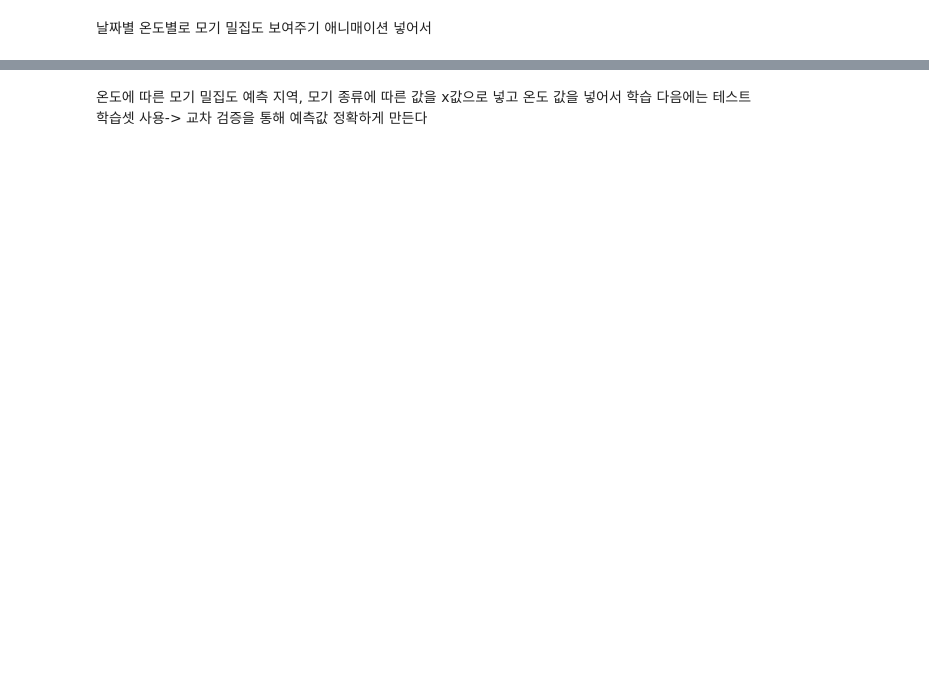
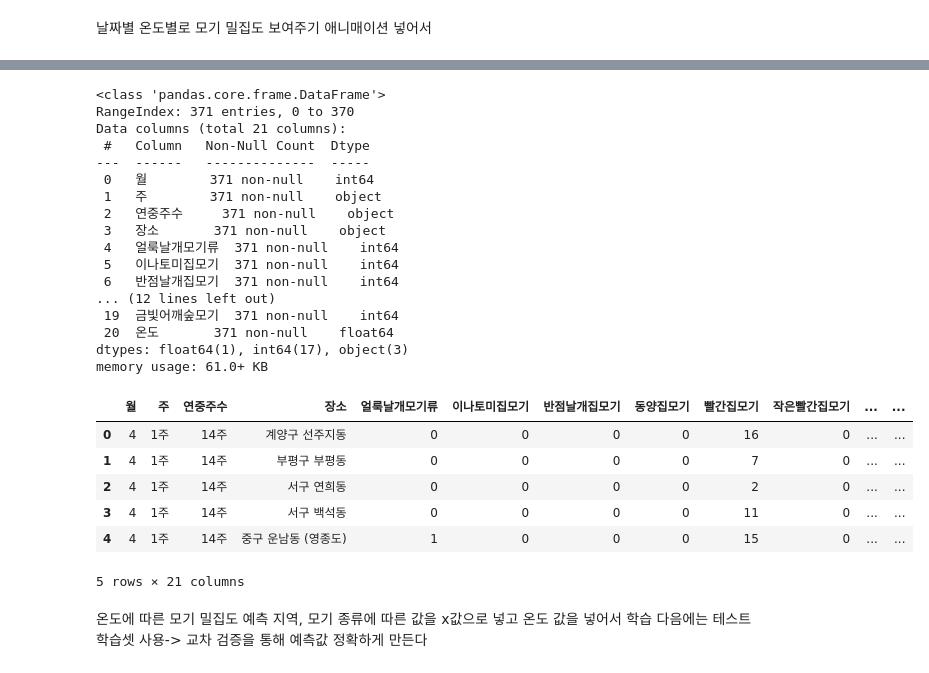
Before and after one commit to lkw0820/big_data_final, a Jupyter notebook: final_project.ipynb, the cells around one changed output, grey strips where cells are left out. Saved outputs shown, nothing was run; the diff lists cells and outputs as text; code cells hidden in the pictures; blank space fills up the shorter version.

```diff
--- a/final_project.ipynb
+++ b/final_project.ipynb
@@ -101,6 +93,35 @@ A value is trying to be set on a copy of a slice from a DataFrame
 See the caveats in the documentation: https://pandas.pydata.org/pandas-docs/stable/user_guide/indexing.html#returning-a-view-versus-a-copy
   self._setitem_single_block(indexer, value, name)
 [interactive output not drawn]
+# %%
+df.info() #df의 정보
+df.dtypes #df의 타입
+df.head() #df의 데이터확인
+# %% [output]
+<class 'pandas.core.frame.DataFrame'>
+RangeIndex: 371 entries, 0 to 370
+Data columns (total 21 columns):
+ #   Column   Non-Null Count  Dtype
+---  ------   --------------  -----
+ 0   월        371 non-null    int64
+ 1   주        371 non-null    object
+ 2   연중주수     371 non-null    object
+ 3   장소       371 non-null    object
+ 4   얼룩날개모기류  371 non-null    int64
+ 5   이나토미집모기  371 non-null    int64
+ 6   반점날개집모기  371 non-null    int64
+... (12 lines left out)
+ 19  금빛어깨숲모기  371 non-null    int64
+ 20  온도       371 non-null    float64
+dtypes: float64(1), int64(17), object(3)
+memory usage: 61.0+ KB
+|  | 월 | 주 | 연중주수 | 장소 | 얼룩날개모기류 | 이나토미집모기 | 반점날개집모기 | 동양집모기 | 빨간집모기 | 작은빨간집모기 | ... | ... |
+| 0 | 4 | 1주 | 14주 | 계양구 선주지동 | 0 | 0 | 0 | 0 | 16 | 0 | ... | ... |
+| 1 | 4 | 1주 | 14주 | 부평구 부평동 | 0 | 0 | 0 | 0 | 7 | 0 | ... | ... |
+| 2 | 4 | 1주 | 14주 | 서구 연희동 | 0 | 0 | 0 | 0 | 2 | 0 | ... | ... |
+| 3 | 4 | 1주 | 14주 | 서구 백석동 | 0 | 0 | 0 | 0 | 11 | 0 | ... | ... |
+| 4 | 4 | 1주 | 14주 | 중구 운남동 (영종도) | 1 | 0 | 0 | 0 | 15 | 0 | ... | ... |
+5 rows × 21 columns
 # %% [markdown]
 온도에 따른 모기 밀집도 예측 지역, 모기 종류에 따른 값을 x값으로 넣고 온도 값을 넣어서 학습 다음에는 테스트 학습셋 사용-> 교차 검증을 통해 예측값 정확하게 만든다
 # %%
```
Also changed, not shown: parts of 10 cells of this notebook.
